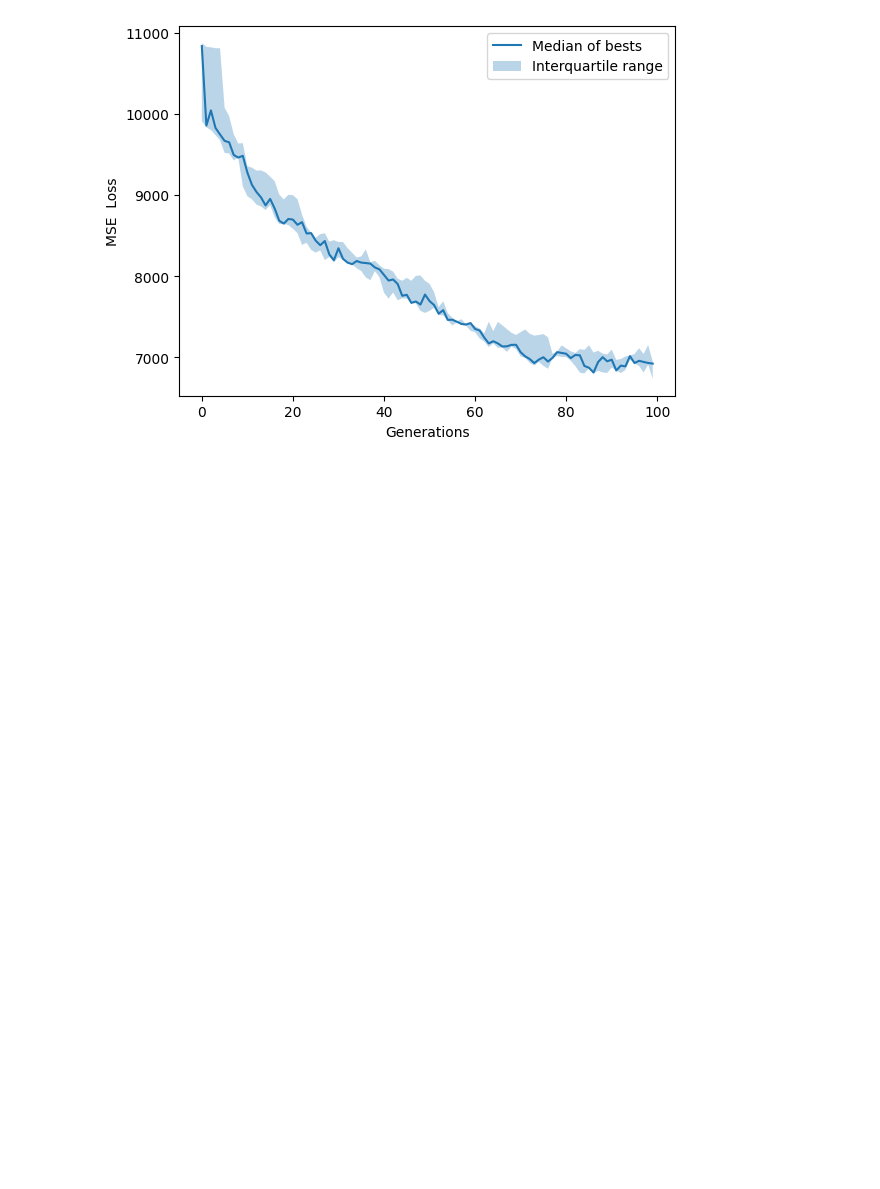
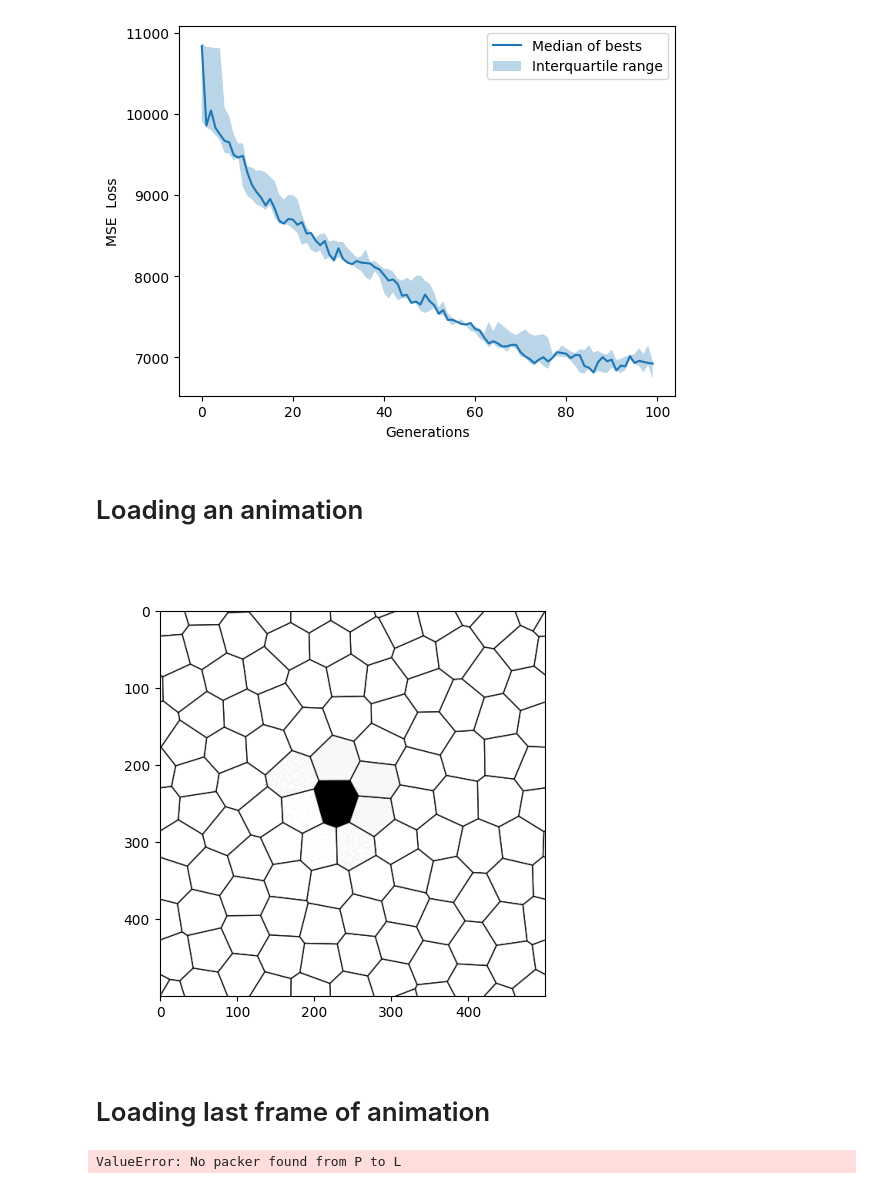
Before and after one commit to Gcalmet/growing_gnca, a Jupyter notebook: Data_Alife2025/figure.ipynb, the cells around one changed output. Cells and saved outputs as stored; diff of their text form; code cells hidden in the pictures; blank space fills up the shorter version.

Commit message:
animation gif show

```diff
--- a/Data_Alife2025/figure.ipynb
+++ b/Data_Alife2025/figure.ipynb
@@ -64,3 +66,42 @@ plt.legend()
 plt.show()
 # %% [output]
 [figure]
+# %% [markdown]
+# Loading an animation
+# %%
+target_name = 'ring'
+setup = 'static'
+id_run = 4
+
+if setup == 'static':
+    path = f'{static_folder}/training_{target_name}_{id_run}/animation.gif'
+else:
+    path = f'{growing_folder}/training_{target_name}_{id_run}/animation.gif'
+
+Image(filename=path)
+# %% [output]
+[figure, added]
+# %% [markdown]
+# Loading last frame of animation
+# %%
+target_name = 'ring'
+setup = 'static'
+id_run = 4
+id_frame = 74
+
+if setup == 'static':
+    path = f'{static_folder}/training_{target_name}_{id_run}/animation.gif'
+else:
+    path = f'{growing_folder}/training_{target_name}_{id_run}/animation.gif'
+
+# Lire toutes les frames avec imageio
+frames = imageio.mimread(path)
+
+# Dernière frame complète
+last_frame = frames[-1]
+
+# Affichage avec matplotlib
+plt.imshow(last_frame)
+plt.show()
+# %% [output]
+ValueError: No packer found from P to L
```
Also changed, not shown: parts of 1 cell of this notebook.
